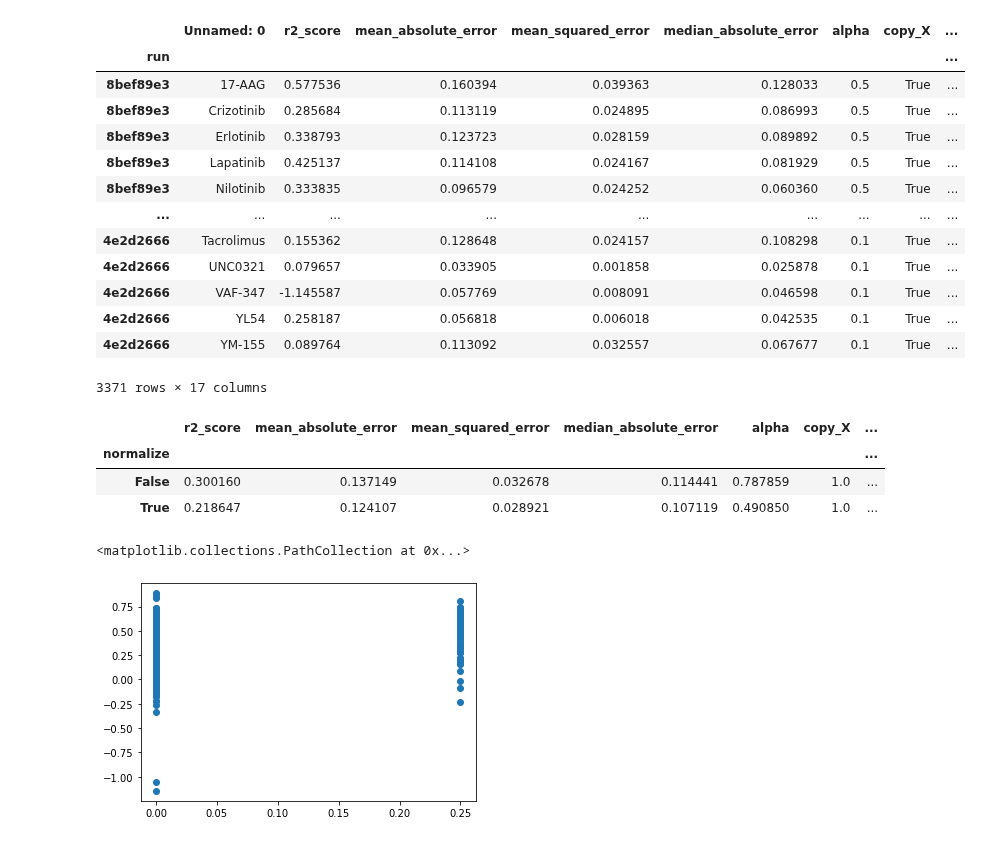
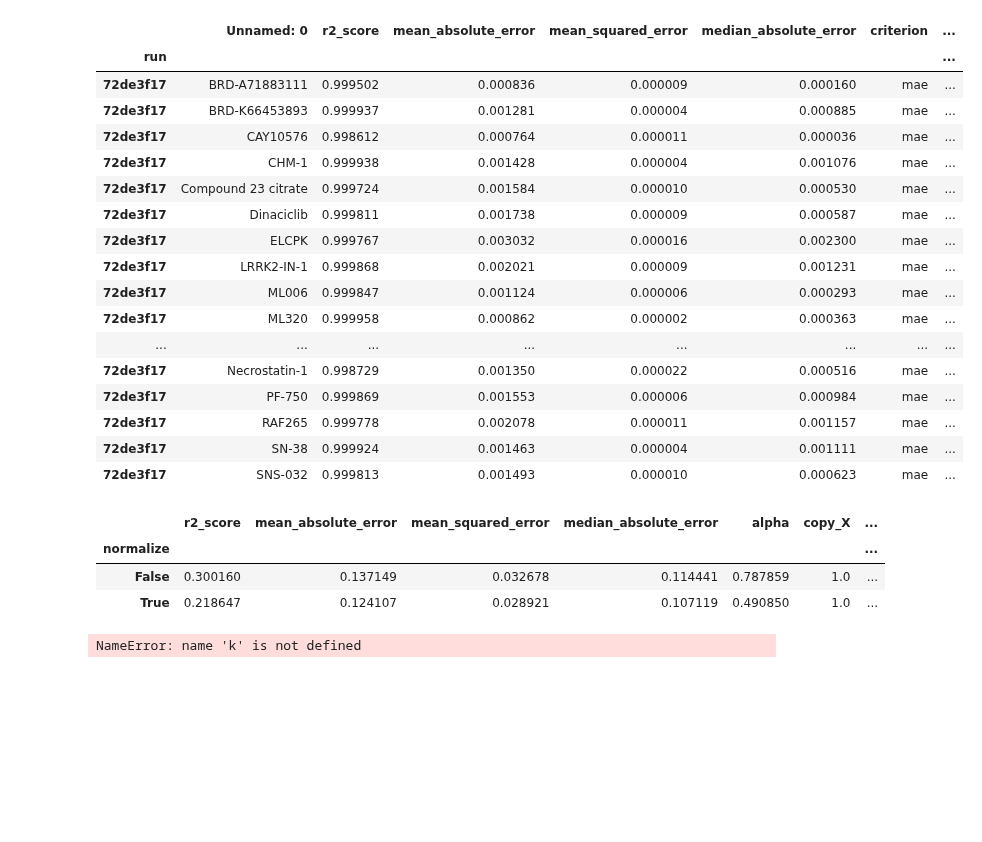
Before and after one commit to lucas-ubm/phc-data-pipeline, a Jupyter notebook: Ranalysis.ipynb, the cells around one changed output. Saved outputs shown, nothing was run; the diff lists cells and outputs as text; code cells hidden in the pictures; blank space fills up the shorter version.

```diff
--- a/Ranalysis.ipynb
+++ b/Ranalysis.ipynb
@@ -7,7 +9,8 @@ import seaborn as sns
 # %%
 data = pd.read_csv('data/runs/results.csv', index_col='run')
 # %%
-data = data[data['status']!='error']
+#data = data[data['status']!='error']
+#data = data[data['r_2_mean'] > 0]
 # %%
 data['time'] = pd.to_timedelta(data['time'])
 # %%
@@ -55,0 +38,2 @@ svr[svr['fs']=='ElasticNet'].describe()
+# %%
+data['datasets'] = data['gdsc']+data['ctrp']+data['ccle']
@@ -74,6 +152,6 @@ en[['feda', 'n', 'fs','r_2_mean']].sort_values('r_2_mean', ascending=False)
 # %%
-svr = data[(data['model'] == 'SVR') & (data['r_2_mean']>0)]
-svr[svr['r_2_mean']> 0.6][['feda', 'n', 'fs','r_2_mean']].sort_values('r_2_mean', ascending=False)
+dt = data[(data['model'] == 'DecisionTreeRegressor') & (data['r_2_mean']>0)]
+dt[['feda', 'n', 'fs','r_2_mean']].sort_values('r_2_mean', ascending=False)
 # %% [output]
 |  | feda | n | fs | r_2_mean |
 | run |  |  |  |  |
@@ -104,4 +178,4 @@ def append(data, run):
         result = pd.concat([result, d])
     return result
 # %%
-k = append(en, en.index)
+k = append(dt, dt.index)
@@ -108,20 +199,24 @@ k = append(en, en.index)
 # %%
-k
+k.loc['72de3f17']
 # %% [output]
-|  | Unnamed: 0 | r2_score | mean_absolute_error | mean_squared_error | median_absolute_error | alpha | copy_X | ... |
-| run |  |  |  |  |  |  |  | ... |
-| 8bef89e3 | 17-AAG | 0.577536 | 0.160394 | 0.039363 | 0.128033 | 0.5 | True | ... |
-| 8bef89e3 | Crizotinib | 0.285684 | 0.113119 | 0.024895 | 0.086993 | 0.5 | True | ... |
-| 8bef89e3 | Erlotinib | 0.338793 | 0.123723 | 0.028159 | 0.089892 | 0.5 | True | ... |
-| 8bef89e3 | Lapatinib | 0.425137 | 0.114108 | 0.024167 | 0.081929 | 0.5 | True | ... |
-| 8bef89e3 | Nilotinib | 0.333835 | 0.096579 | 0.024252 | 0.060360 | 0.5 | True | ... |
-| ... | ... | ... | ... | ... | ... | ... | ... | ... |
-| 4e2d2666 | Tacrolimus | 0.155362 | 0.128648 | 0.024157 | 0.108298 | 0.1 | True | ... |
-| 4e2d2666 | UNC0321 | 0.079657 | 0.033905 | 0.001858 | 0.025878 | 0.1 | True | ... |
-| 4e2d2666 | VAF-347 | -1.145587 | 0.057769 | 0.008091 | 0.046598 | 0.1 | True | ... |
-| 4e2d2666 | YL54 | 0.258187 | 0.056818 | 0.006018 | 0.042535 | 0.1 | True | ... |
-| 4e2d2666 | YM-155 | 0.089764 | 0.113092 | 0.032557 | 0.067677 | 0.1 | True | ... |
+|  | Unnamed: 0 | r2_score | mean_absolute_error | mean_squared_error | median_absolute_error | criterion | ... |
+| run |  |  |  |  |  |  | ... |
+| 72de3f17 | BRD-A71883111 | 0.999502 | 0.000836 | 0.000009 | 0.000160 | mae | ... |
+| 72de3f17 | BRD-K66453893 | 0.999937 | 0.001281 | 0.000004 | 0.000885 | mae | ... |
+| 72de3f17 | CAY10576 | 0.998612 | 0.000764 | 0.000011 | 0.000036 | mae | ... |
+| 72de3f17 | CHM-1 | 0.999938 | 0.001428 | 0.000004 | 0.001076 | mae | ... |
+| 72de3f17 | Compound 23 citrate | 0.999724 | 0.001584 | 0.000010 | 0.000530 | mae | ... |
+| 72de3f17 | Dinaciclib | 0.999811 | 0.001738 | 0.000009 | 0.000587 | mae | ... |
+| 72de3f17 | ELCPK | 0.999767 | 0.003032 | 0.000016 | 0.002300 | mae | ... |
+| 72de3f17 | LRRK2-IN-1 | 0.999868 | 0.002021 | 0.000009 | 0.001231 | mae | ... |
+| 72de3f17 | ML006 | 0.999847 | 0.001124 | 0.000006 | 0.000293 | mae | ... |
+| 72de3f17 | ML320 | 0.999958 | 0.000862 | 0.000002 | 0.000363 | mae | ... |
+| ... | ... | ... | ... | ... | ... | ... | ... |
+| 72de3f17 | Necrostatin-1 | 0.998729 | 0.001350 | 0.000022 | 0.000516 | mae | ... |
+| 72de3f17 | PF-750 | 0.999869 | 0.001553 | 0.000006 | 0.000984 | mae | ... |
+| 72de3f17 | RAF265 | 0.999778 | 0.002078 | 0.000011 | 0.001157 | mae | ... |
+| 72de3f17 | SN-38 | 0.999924 | 0.001463 | 0.000004 | 0.001111 | mae | ... |
+| 72de3f17 | SNS-032 | 0.999813 | 0.001493 | 0.000010 | 0.000623 | mae | ... |
-3371 rows × 17 columns
 # %%
 k.groupby('normalize').mean()
 # %% [output]
@@ -132,5 +227,4 @@ k.groupby('normalize').mean()
 # %%
 plt.scatter(k['l1_ratio'], k['r2_score'])
 # %% [output]
-<matplotlib.collections.PathCollection at 0x...>
+NameError: name 'k' is not defined
-[figure, removed]
```
Also changed, not shown: parts of 18 cells of this notebook, 4 other files.
